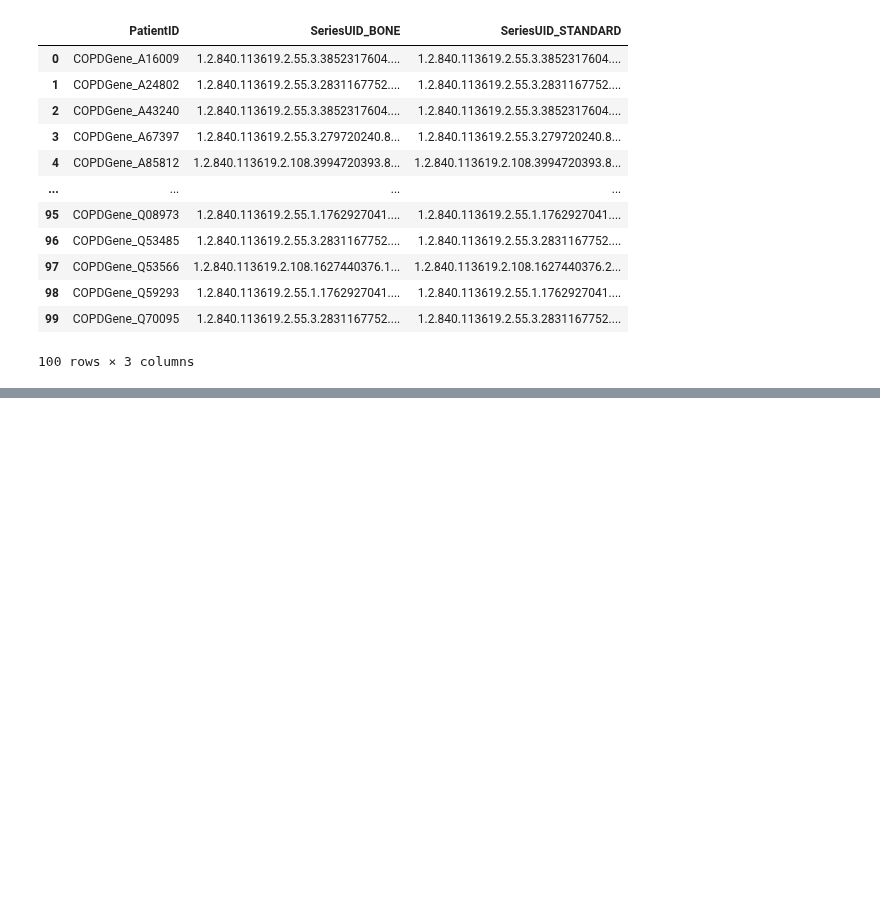
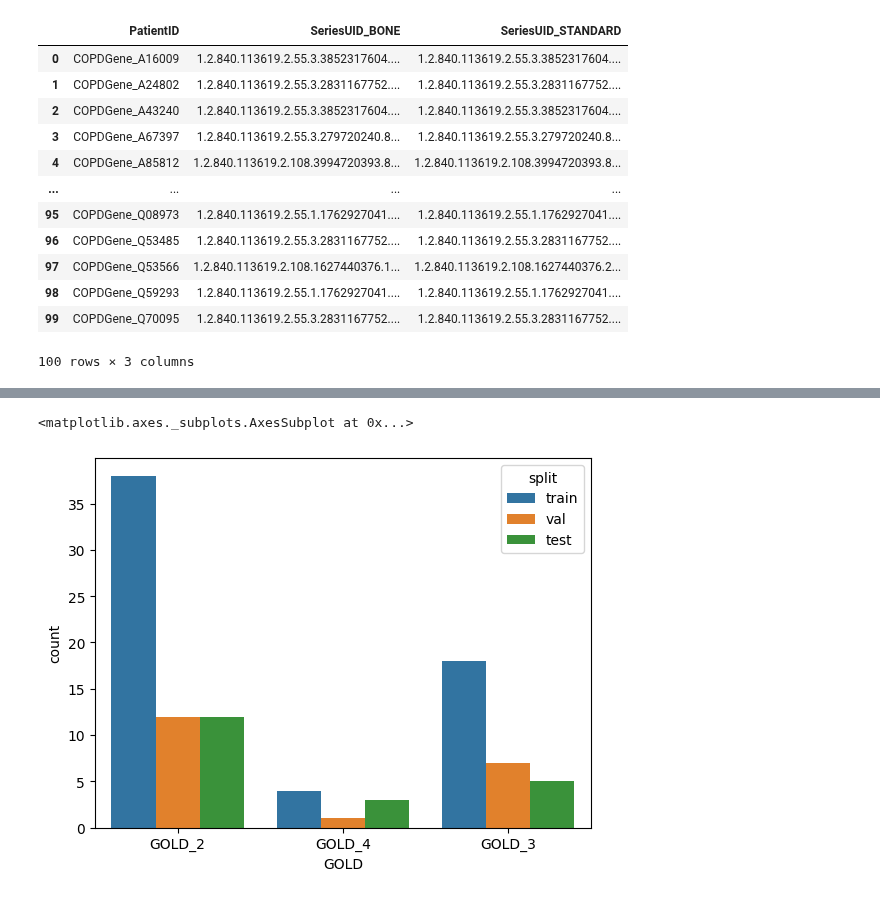
Before and after one commit to MASILab/Inhale_Exhale_CT, a Jupyter notebook: make_data/SPIE_data/traintestsplit_dev.ipynb, the cells around one changed output, grey strips where cells are left out. Saved outputs shown, nothing was run; the diff lists cells and outputs as text; code cells hidden in the pictures; blank space fills up the shorter version.

```diff
--- a/make_data/SPIE_data/traintestsplit_dev.ipynb
+++ b/make_data/SPIE_data/traintestsplit_dev.ipynb
@@ -372,0 +377,3 @@ for index,row in pivot_df_sample.iterrows():
+# %%
+copd_gold = pd.read_csv("/nfs/masi/krishar1/SPIE_2025_InhaleExhaleCT/data_split/COPD_cases_GE_SPIE.csv")
+copd_gold
@@ -372,0 +394,4 @@ for index,row in pivot_df_sample.iterrows():
+# %%
+##Add GOLD labels to the train test split file for the controls
+gold = pd.read_csv("/nfs/masi/krishar1/SPIE_2025_InhaleExhaleCT/final_paired_data_spreadsheets/COPD_GE_pairedkernels_100randomsamples_GOLDlabels.csv")
+gold
@@ -372,0 +412,8 @@ for index,row in pivot_df_sample.iterrows():
+# %%
+#Get the gold classification for the corresponding patients
+for index, row in gold.iterrows():
+    pid = row['PatientID']
+    gold_label = row['GOLD classification']
+    copd_gold.loc[copd_gold['PatientID'] == pid, 'GOLD'] = gold_label
+
+copd_gold
@@ -372,0 +436,6 @@ for index,row in pivot_df_sample.iterrows():
+# %%
+#Stack the gold criteria for cases
+sns.countplot(x = 'GOLD', data = copd_gold, hue = 'split')
+# %% [output]
+<matplotlib.axes._subplots.AxesSubplot at 0x...>
+[figure, added]
```
Also changed, not shown: parts of 10 cells of this notebook.
